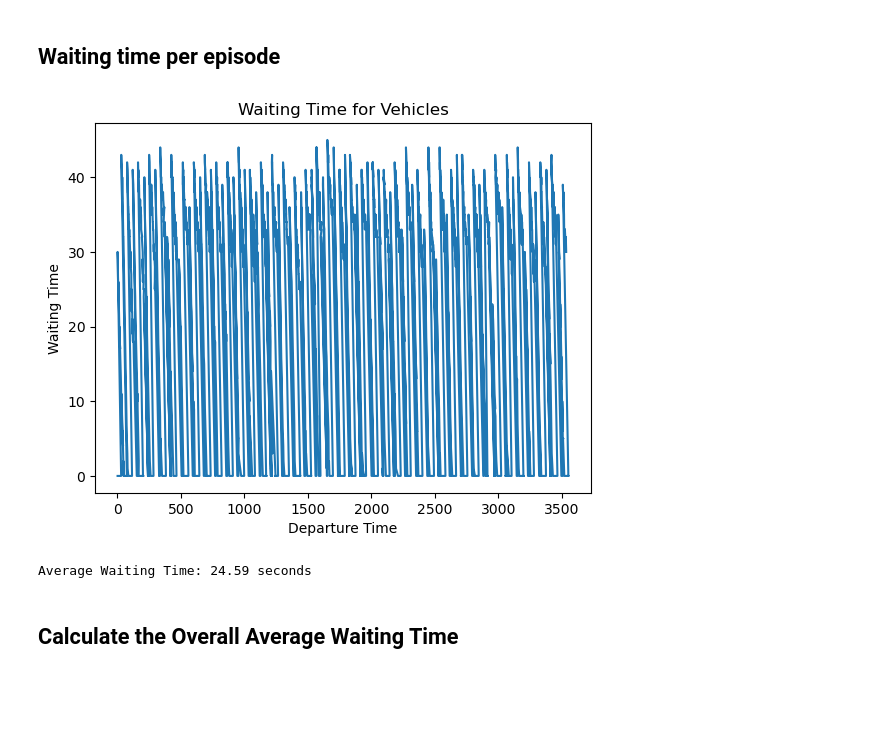
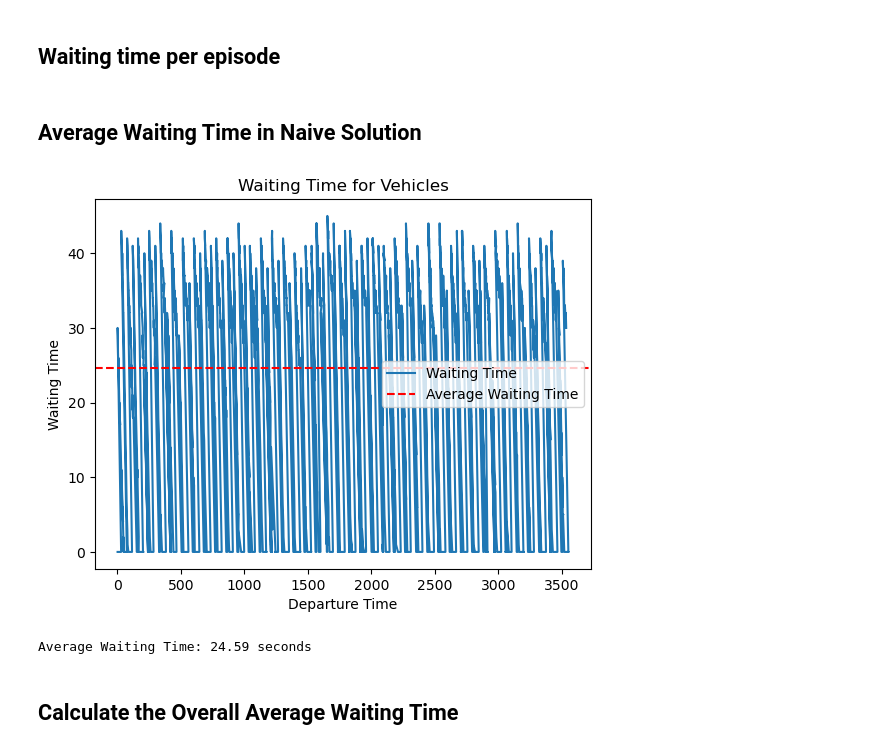
Before and after one commit to matand380/Traffic_Tune_POC, a Jupyter notebook: Traffic_Tune_POC_final.ipynb, the cells around one changed output. Saved outputs shown, nothing was run; the diff lists cells and outputs as text; code cells hidden in the pictures; blank space fills up the shorter version.

```diff
--- a/Traffic_Tune_POC_final.ipynb
+++ b/Traffic_Tune_POC_final.ipynb
@@ -384,36 +355,43 @@ def visualize_results():
     plt.show()
 
 visualize_results()
+# %% [markdown]
+## Average Waiting Time in Naive Solution
 # %%
+import matplotlib.pyplot as plt
 import xml.etree.ElementTree as ET
-import matplotlib.pyplot as plt
 
 def plot_waiting_time(xml_file_path):
     tree = ET.parse(xml_file_path)
     root = tree.getroot()
 
     depart_times = []
     waiting_times = []
 
     for tripinfo in root.findall('tripinfo'):
         depart_time = float(tripinfo.get('depart'))
         waiting_time = float(tripinfo.get('waitingTime'))
 
         depart_times.append(depart_time)
         waiting_times.append(waiting_time)
 
-    plt.plot(depart_times, waiting_times)
+    average_waiting_time = sum(waiting_times) / len(waiting_times)
+
+    plt.plot(depart_times, waiting_times, label='Waiting Time')
+    plt.axhline(y=average_waiting_time, color='r', linestyle='--', label='Average Waiting Time')
     plt.xlabel('Departure Time')
     plt.ylabel('Waiting Time')
     plt.title('Waiting Time for Vehicles')
+    plt.legend()
     plt.show()
-    average_waiting_time = sum(waiting_times) / len(waiting_times)
+
     print(f"Average Waiting Time: {average_waiting_time:.2f} seconds")
+
 # Example usage
 xml_file_path = '/Users/md/Desktop/sumo-rl/nets/single-intersection/trip_info.xml'
 plot_waiting_time(xml_file_path)
 # %% [output]
-[figure, old version]
+[figure, new version]
 Average Waiting Time: 24.59 seconds
 # %% [markdown]
 ## Calculate the Overall Average Waiting Time
```
Also changed, not shown: parts of 15 cells of this notebook, 1 other file.
